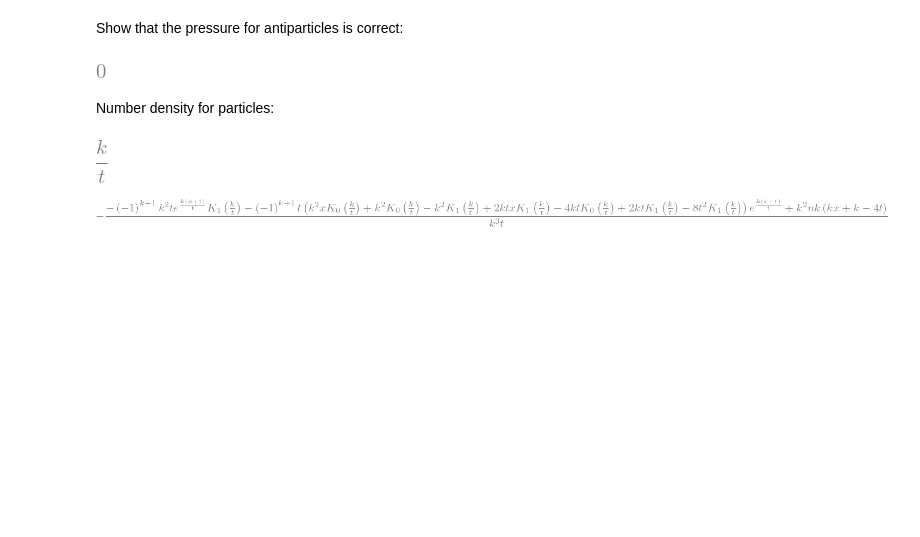
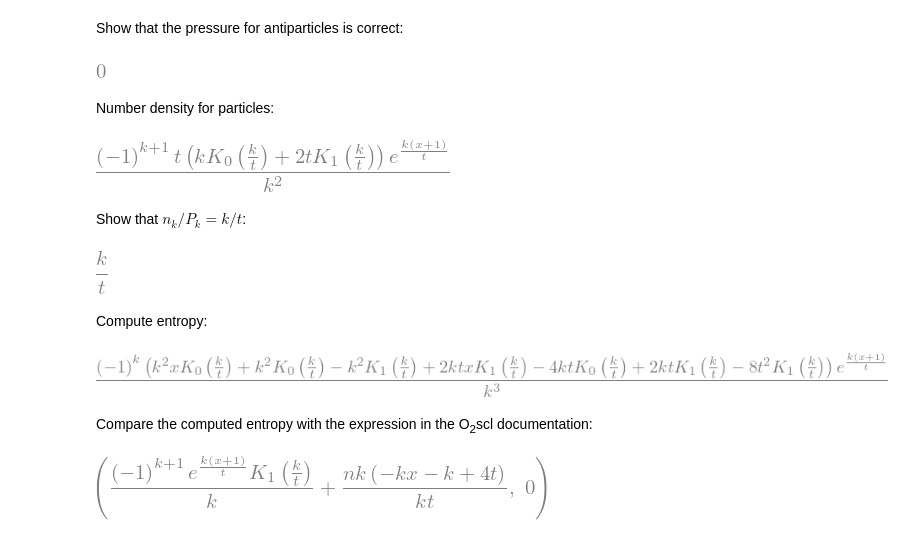
Before and after one commit to awsteiner/o2scl, a Jupyter notebook: doc/o2scl/part/python/fermion.ipynb, the cells around one changed output. Saved outputs shown, nothing was run; the diff lists cells and outputs as text; code cells hidden in the pictures; blank space fills up the shorter version.

```diff
--- a/doc/o2scl/part/python/fermion.ipynb
+++ b/doc/o2scl/part/python/fermion.ipynb
@@ -34,20 +38,30 @@ sympy.simplify(Pka3-Pka)
 Number density for particles:
 # %%
 nk=sympy.simplify(sympy.diff(Pk,x))
+nk
+# %% [output]
+[figure, added]
+# %% [markdown]
+Show that $n_k/P_k = k/t$:
 # %%
 sympy.simplify(nk/Pk)
 # %% [output]
 [figure]
+# %% [markdown]
+Compute entropy:
 # %%
 sk=sympy.simplify(sympy.diff(Pk,t))
+sk
+# %% [output]
+[figure, added]
+# %% [markdown]
+Compare the computed entropy with the expression in the O<sub>2</sub>scl documentation:
 # %%
 nk_old=nk
 nk=sympy.Symbol('nk')
-skalt=(nk*(4*t-k*x-k)/k/t+
-       (-1)**(k+1)/k*sympy.exp(k*(x+1)/t)*
-       sympy.besselk(1,k/t))
-diff=sympy.simplify(skalt-sk)
+skalt=(nk*(4*t-k*x-k)/k/t+(-1)**(k+1)/k*sympy.exp(k*(x+1)/t)*sympy.besselk(1,k/t))
+diff=sympy.simplify(skalt.subs('nk',nk_old)-sk)
 nk=nk_old
-diff
+skalt,diff
 # %% [output]
-[figure, old version]
+[figure, new version]
```
Also changed, not shown: parts of 28 cells of this notebook.
